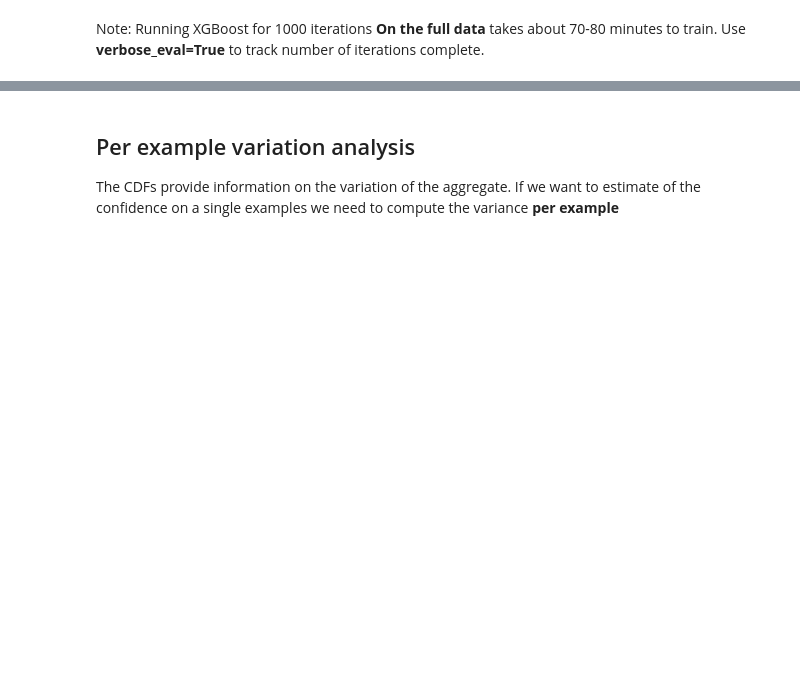
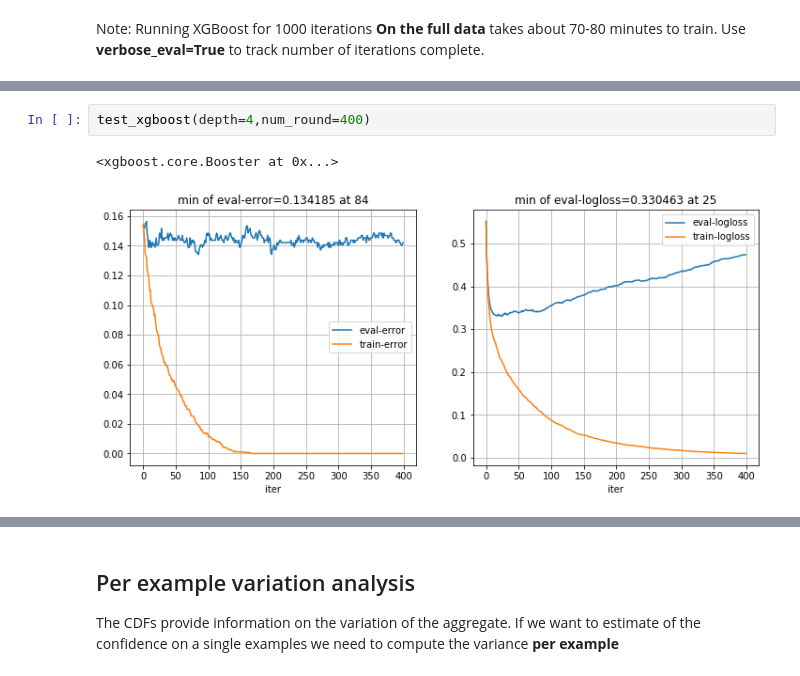
Before and after one commit to ucsd-edx/CSE255-DSE230-2018, a Jupyter notebook: Sections/Section4-Classification/XGBoost/XGBoost_Whales.ipynb, the cells around one changed output, grey strips where cells are left out. Drawn from its saved outputs; the diff is of its cells as text; blank space fills up the shorter version.

```diff
--- a/Sections/Section4-Classification/XGBoost/XGBoost_Whales.ipynb
+++ b/Sections/Section4-Classification/XGBoost/XGBoost_Whales.ipynb
@@ -114,0 +174,5 @@ y_test = dtest.get_label()
+# %%
+test_xgboost(depth=4,num_round=400)
+# %% [output]
+<xgboost.core.Booster at 0x...>
+[figure, added]
```
Also changed, not shown: parts of 49 cells of this notebook, 3 other files.
